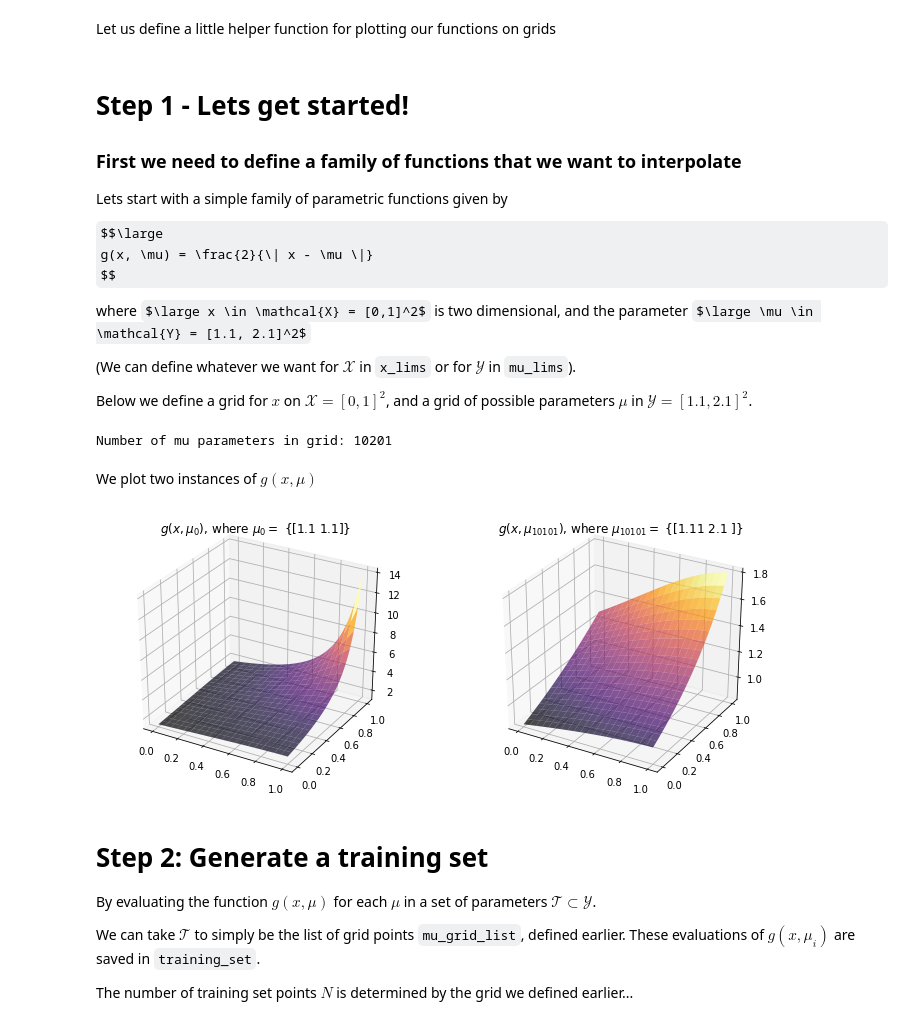
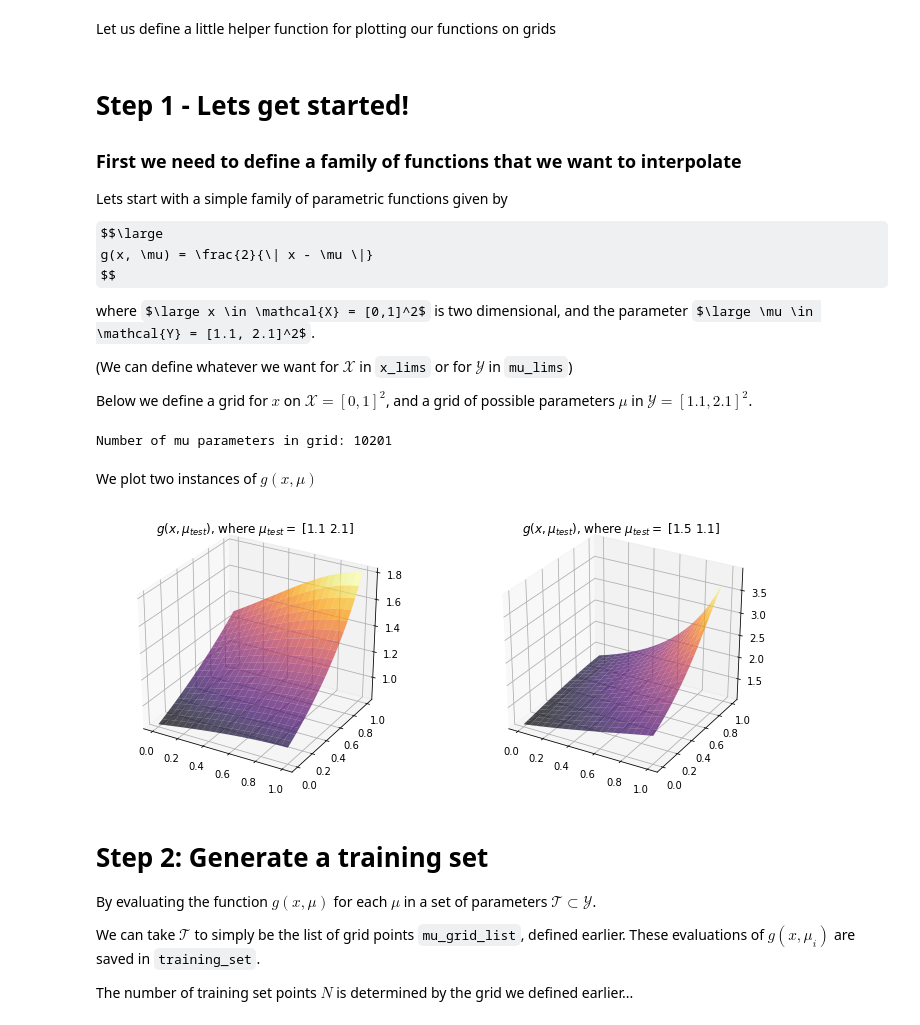
Before and after one commit to james-nichols/presentations_and_workshops, a Jupyter notebook: 2019_06_sparsity4psl/intro_to_EIM.ipynb, the cells around one changed output. Drawn from its saved outputs; the diff is of its cells as text; code cells hidden in the pictures; some formulas as TeX source.

````diff
--- a/2019_06_sparsity4psl/intro_to_EIM.ipynb
+++ b/2019_06_sparsity4psl/intro_to_EIM.ipynb
@@ -54,9 +54,9 @@ $$\large
 g(x, \mu) = \frac{2}{\| x - \mu \|}
 $$
 
-where $\large x \in \mathcal{X} = [0,1]^2$ is two dimensional, and the parameter  $\large \mu \in \mathcal{Y} = [1.1, 2.1]^2$
+where $\large x \in \mathcal{X} = [0,1]^2$ is two dimensional, and the parameter  $\large \mu \in \mathcal{Y} = [1.1, 2.1]^2$.
 
-(We can define whatever we want for $\mathcal{X}$ in ```x_lims``` or for $\mathcal{Y}$ in  ```mu_lims```).
+(We can define whatever we want for $\mathcal{X}$ in ```x_lims``` or for $\mathcal{Y}$ in  ```mu_lims```)
 
 Below we define a grid for $x$ on $\mathcal{X} = [0,1]^2$, and a grid of possible parameters $\mu$ in $\mathcal{Y} = [1.1, 2.1]^2$.
 # %%
@@ -83,31 +83,28 @@ Number of mu parameters in grid: 10201
 # %%
 def g(x, mu):
     # This definition of g can take a list of multiple values for x or mu
     # provided we have wither the same number of x or mu, or have one x and multiple mu,
     # or one mu and multiple mu (because of the behaviour of np.linalg.norm with axis=1)
+
     return 2.0 / np.linalg.norm(x - mu, axis=1)
 
 def eval_g_on_grid(mu):
     # This evaluates g on the grid using the pre-computed x_grid_list
     return g(x_grid_list, mu).reshape((n_x_grid+1, n_x_grid+1))
 
-def norm(func_vals):
-    # A little helper function that calculates the L^2 norm of a function that
-    # is evaluated on the regular x grid.
-
-    return np.linalg.norm(func_vals) / (n_x_grid * n_x_grid)
-
 display(Latex(r'We plot two instances of $g(x,\mu)$'))
 
 fig = plt.figure(figsize=(12, 5))
 ax = fig.add_subplot(1, 2, 1, projection='3d')
-plot_R2_function(eval_g_on_grid(mu_grid_list[0]), ax,
-                 title=rf'$g(x,\mu_{{0}})$, where $\mu_{{0}} = $ {{{mu_grid_list[0]}}}')
+mu_test = np.array([1.1, 2.1])
+plot_R2_function(eval_g_on_grid(mu_test), ax,
+                 title=rf'$g(x,\mu_{{test}})$, where $\mu_{{test}} = $ {mu_test}')
 
 ax = fig.add_subplot(1, 2, 2, projection='3d')
-plot_R2_function(eval_g_on_grid(mu_grid_list[10101]), ax,
-                 title=rf'$g(x,\mu_{{10101}})$, where $\mu_{{10101}} = $ {{{mu_grid_list[10101]}}}')
+mu_test = np.array([1.5, 1.1])
+plot_R2_function(eval_g_on_grid(mu_test), ax,
+                 title=rf'$g(x,\mu_{{test}})$, where $\mu_{{test}} = $ {mu_test}')
 plt.show()
 # %% [output]
 We plot two instances of $g(x,\mu)$
-[figure, old version]
+[figure, new version]
````
Also changed, not shown: parts of 13 cells of this notebook.
